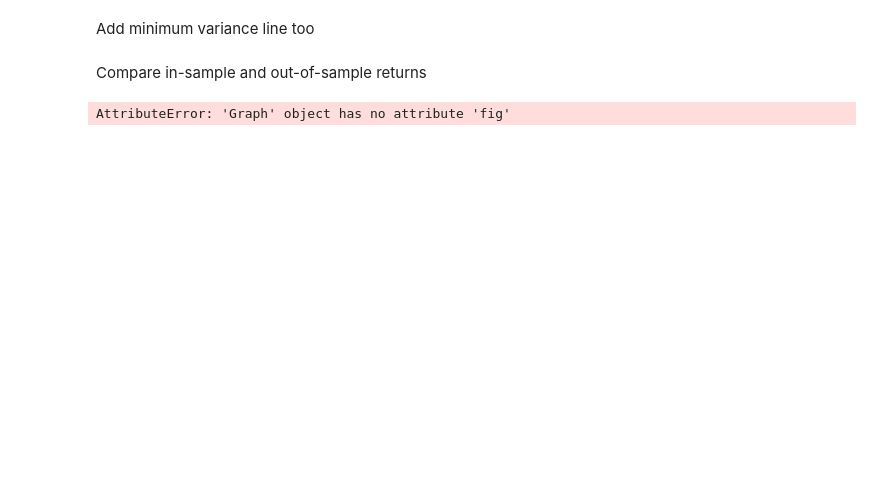
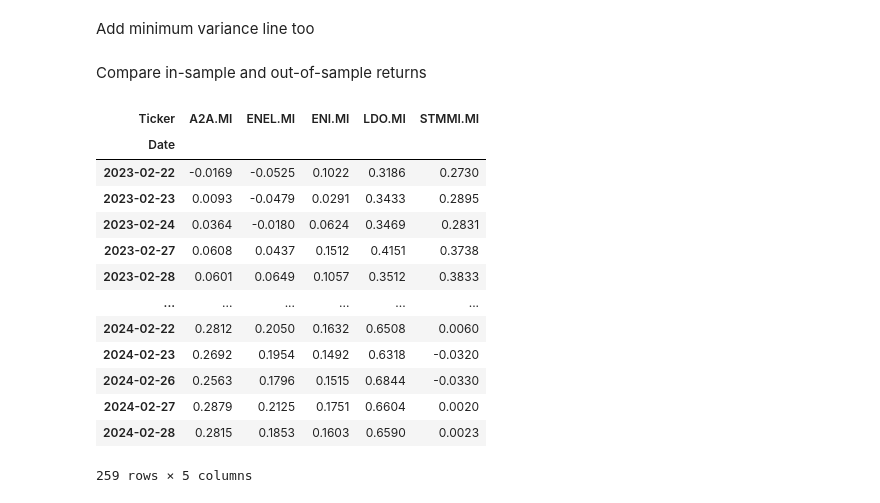
Before and after one commit to FabioNicotra/FabiosPortfolio, a Jupyter notebook: 04_PortfolioSimulation/portfolio-dash.ipynb, the cells around one changed output. Cells and saved outputs as stored; diff of their text form; code cells hidden in the pictures; blank space fills up the shorter version.

```diff
--- a/04_PortfolioSimulation/portfolio-dash.ipynb
+++ b/04_PortfolioSimulation/portfolio-dash.ipynb
@@ -238,4 +231,18 @@ app.layout = html.Div([
-# %%
-app.layout['fig'].fig
-# %% [output]
-AttributeError: 'Graph' object has no attribute 'fig'
+# %%
+rolling_rets = data.pct_change().dropna().rolling(252).mean().dropna()*252
+rolling_rets
+# %% [output]
+| Ticker | A2A.MI | ENEL.MI | ENI.MI | LDO.MI | STMMI.MI |
+| Date |  |  |  |  |  |
+| 2023-02-22 | -0.0169 | -0.0525 | 0.1022 | 0.3186 | 0.2730 |
+| 2023-02-23 | 0.0093 | -0.0479 | 0.0291 | 0.3433 | 0.2895 |
+| 2023-02-24 | 0.0364 | -0.0180 | 0.0624 | 0.3469 | 0.2831 |
+| 2023-02-27 | 0.0608 | 0.0437 | 0.1512 | 0.4151 | 0.3738 |
+| 2023-02-28 | 0.0601 | 0.0649 | 0.1057 | 0.3512 | 0.3833 |
+| ... | ... | ... | ... | ... | ... |
+| 2024-02-22 | 0.2812 | 0.2050 | 0.1632 | 0.6508 | 0.0060 |
+| 2024-02-23 | 0.2692 | 0.1954 | 0.1492 | 0.6318 | -0.0320 |
+| 2024-02-26 | 0.2563 | 0.1796 | 0.1515 | 0.6844 | -0.0330 |
+| 2024-02-27 | 0.2879 | 0.2125 | 0.1751 | 0.6604 | 0.0020 |
+| 2024-02-28 | 0.2815 | 0.1853 | 0.1603 | 0.6590 | 0.0023 |
+259 rows × 5 columns
```
Also changed, not shown: parts of 20 cells of this notebook, 2 other files.
